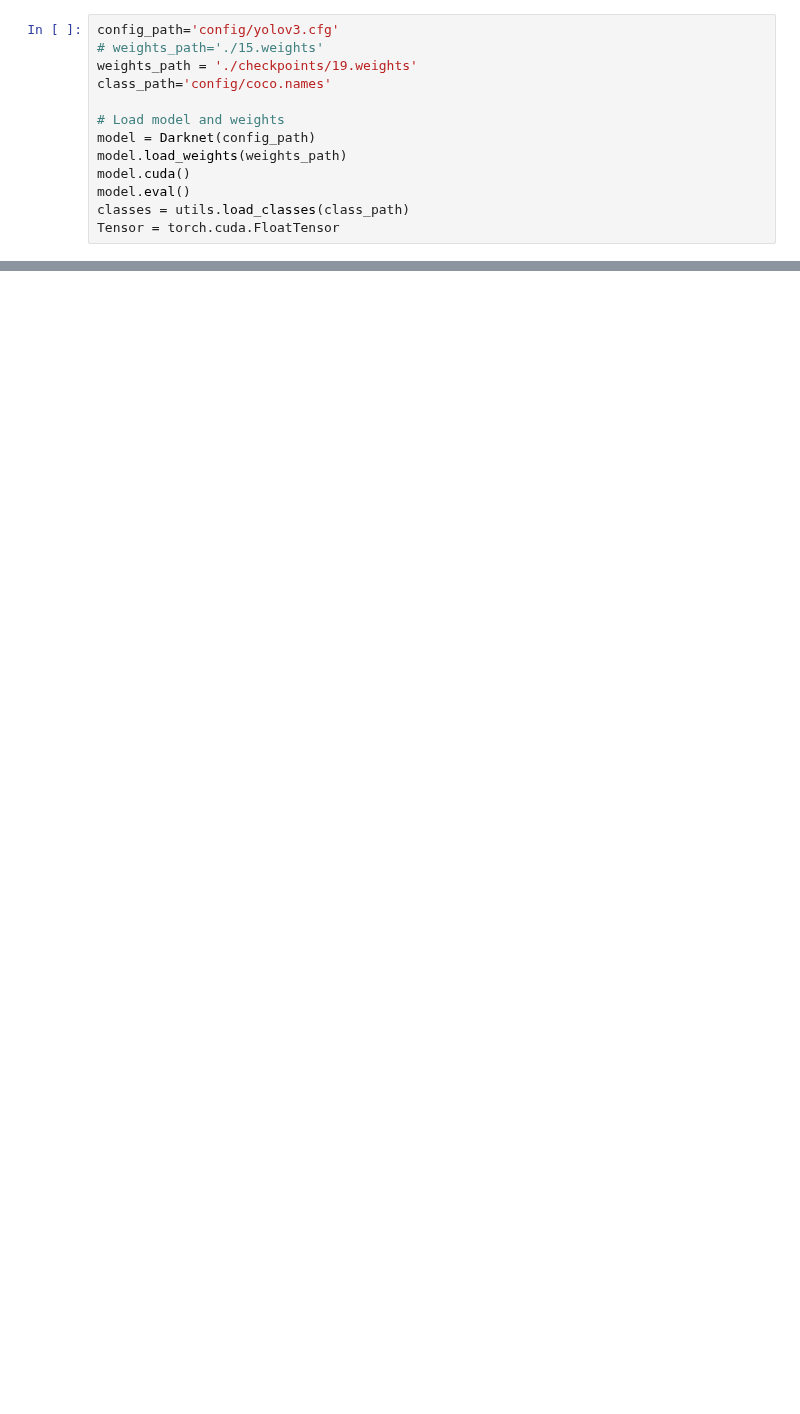
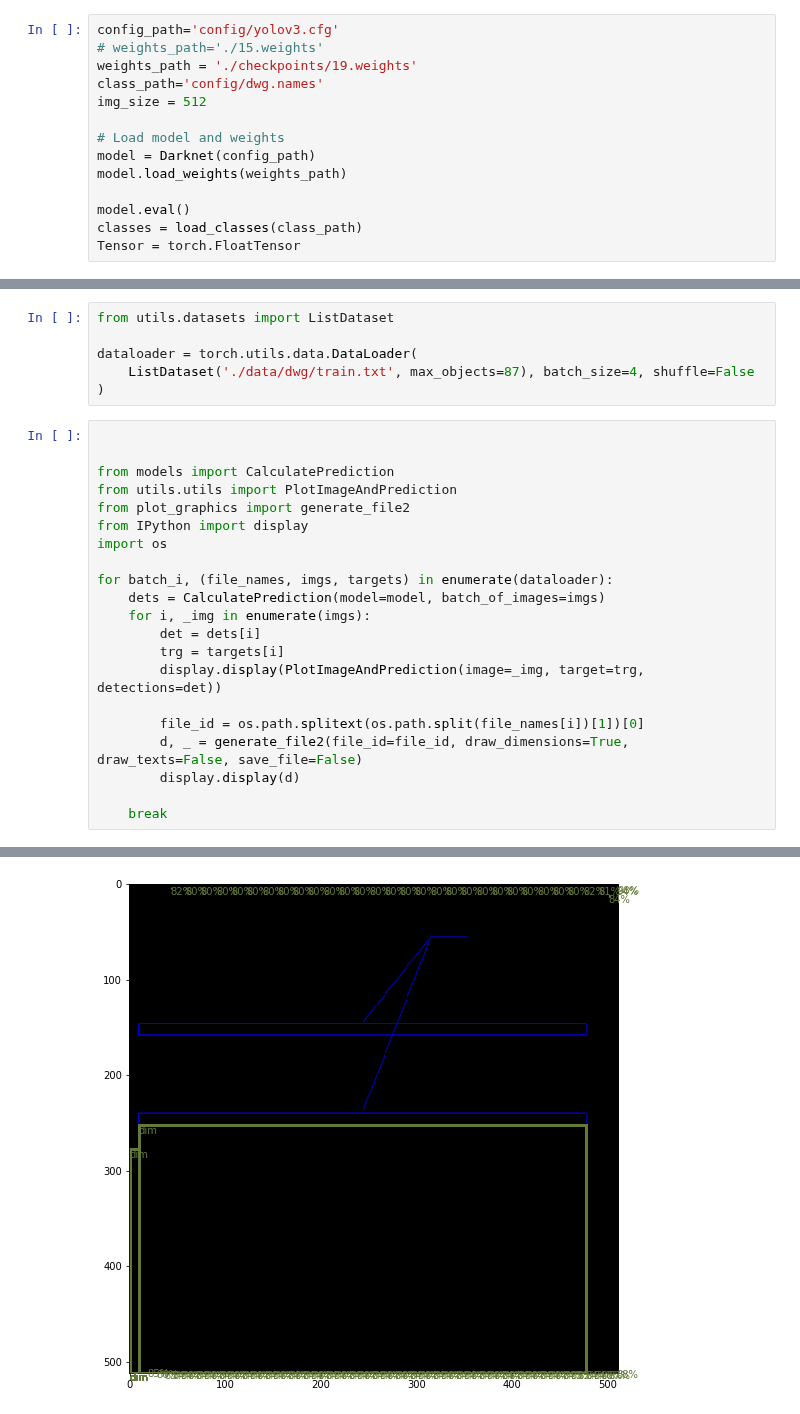
Before and after one commit to mihanick/dwg-crawl, a Jupyter notebook: JupyterNotebooks/3. Eval.ipynb, the cells around one changed output, grey strips where cells are left out. Cells and saved outputs as stored; diff of their text form; blank space fills up the shorter version.

Commit message:
Refactor drawing of samples from dataset

```diff
--- a/JupyterNotebooks/3. Eval.ipynb
+++ b/JupyterNotebooks/3. Eval.ipynb
@@ -15,12 +13,13 @@ from PIL import Image
 config_path='config/yolov3.cfg'
 # weights_path='./15.weights'
 weights_path = './checkpoints/19.weights'
-class_path='config/coco.names'
+class_path='config/dwg.names'
+img_size = 512
 
 # Load model and weights
 model = Darknet(config_path)
 model.load_weights(weights_path)
-model.cuda()
+
 model.eval()
-classes = utils.load_classes(class_path)
-Tensor = torch.cuda.FloatTensor
+classes = load_classes(class_path)
+Tensor = torch.FloatTensor
@@ -113,0 +26,28 @@ tensor([[5.1027e+02, 2.1162e+00, 5.1051e+02, 2.3470e+00, 9.8091e-01, 4.5926e-01,
+# %%
+from utils.datasets import ListDataset
+
+dataloader = torch.utils.data.DataLoader(
+    ListDataset('./data/dwg/train.txt', max_objects=87), batch_size=4, shuffle=False
+)
+# %%
+
+
+from models import CalculatePrediction
+from utils.utils import PlotImageAndPrediction
+from plot_graphics import generate_file2
+from IPython import display
+import os
+
+for batch_i, (file_names, imgs, targets) in enumerate(dataloader):
+    dets = CalculatePrediction(model=model, batch_of_images=imgs)
+    for i, _img in enumerate(imgs):
+        det = dets[i]
+        trg = targets[i]
+        display.display(PlotImageAndPrediction(image=_img, target=trg, detections=det))
+
+        file_id = os.path.splitext(os.path.split(file_names[i])[1])[0]
+        d, _ = generate_file2(file_id=file_id, draw_dimensions=True, draw_texts=False, save_file=False)
+        display.display(d)
+
+    break
+# %% [output]
@@ -113,0 +55 @@ tensor([[5.1027e+02, 2.1162e+00, 5.1051e+02, 2.3470e+00, 9.8091e-01, 4.5926e-01,
+[figure, added]
```
Also changed, not shown: parts of 4 cells of this notebook, 9 other files.
